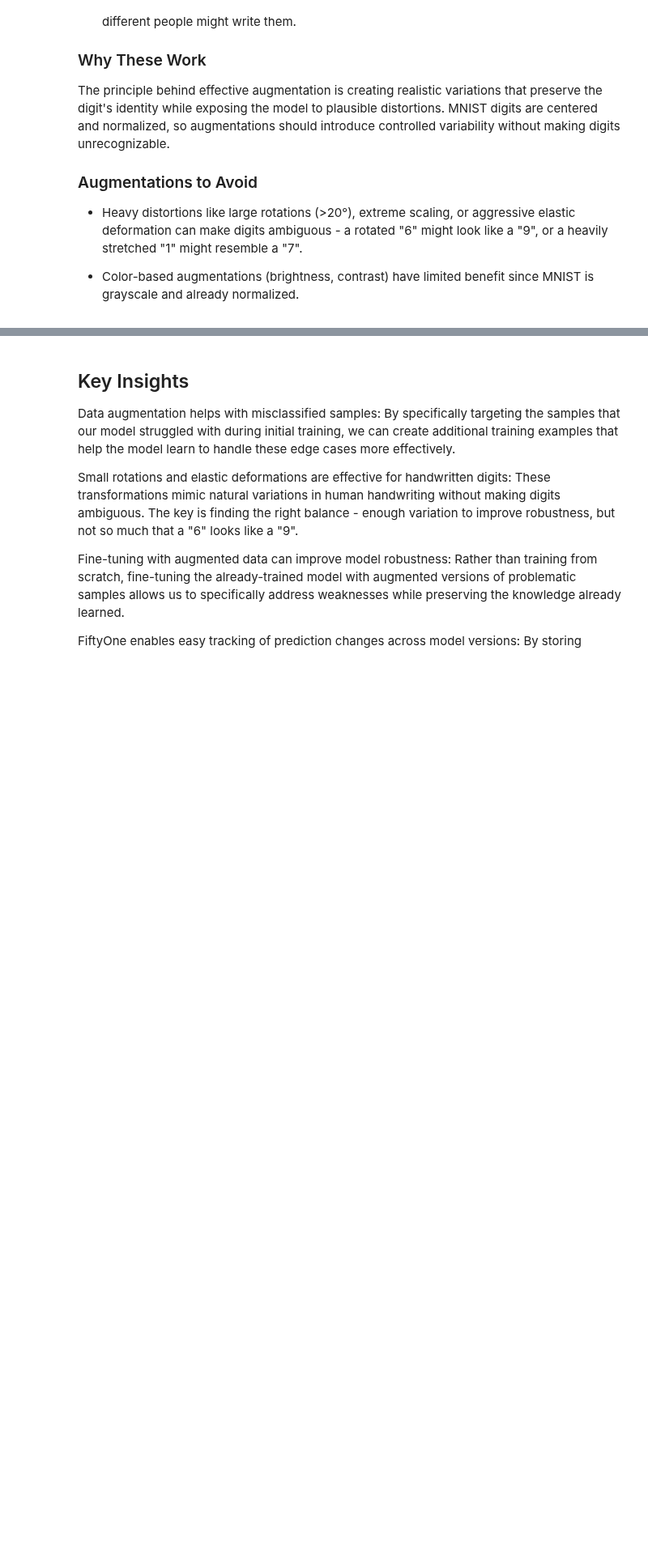
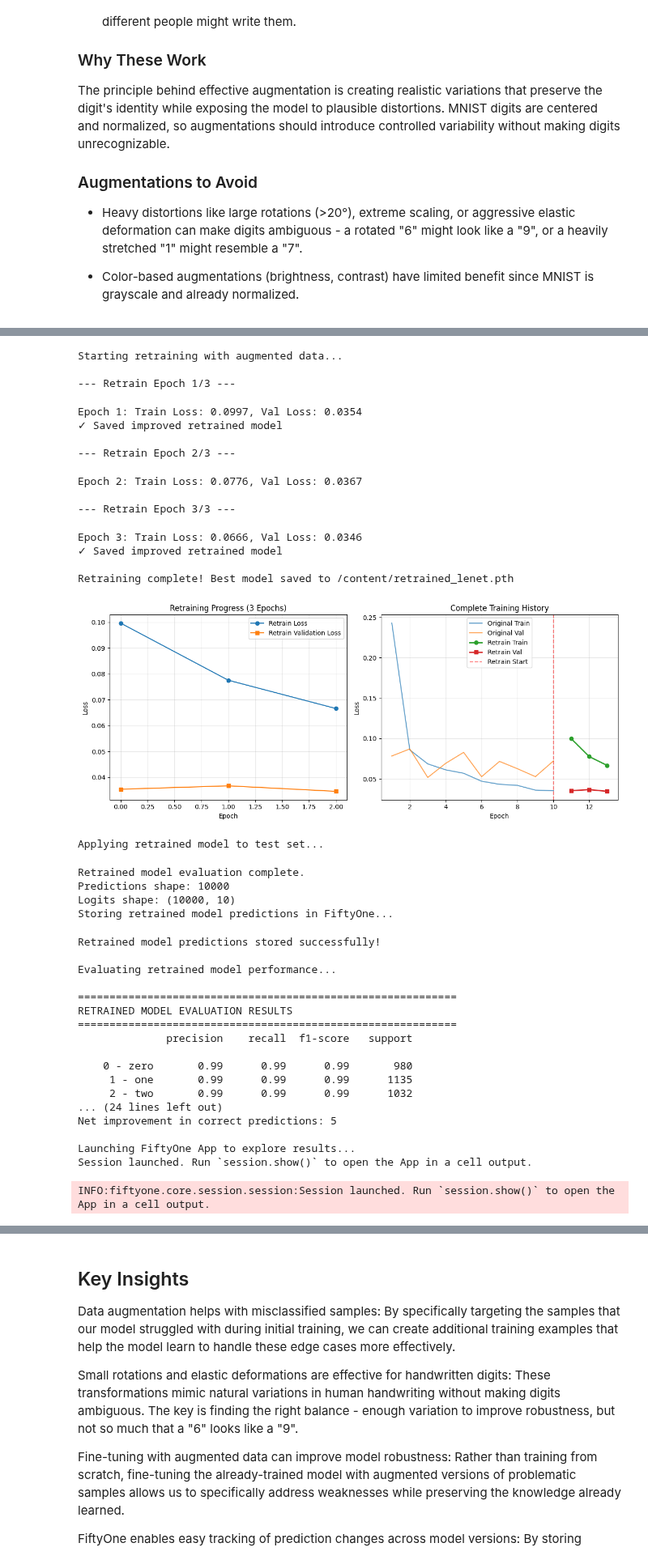
Before and after one commit to MollysCaptain/practical-computer-vision, a Jupyter notebook: notebooks/Image_Classification_with_FiftyOne_and_PyTorch_Getting_Started.ipynb, the cells around one changed output, grey strips where cells are left out. Shown at 81% size. Drawn from its saved outputs; the diff is of its cells as text; code cells hidden in the pictures; blank space fills up the shorter version.

```diff
--- a/notebooks/Image_Classification_with_FiftyOne_and_PyTorch_Getting_Started.ipynb
+++ b/notebooks/Image_Classification_with_FiftyOne_and_PyTorch_Getting_Started.ipynb
@@ -1976,9 +2083,9 @@ print("Optimizer configured for retraining with lower learning rate")
 # %%
-## Retrain for 15 Epochs
+## Retrain for 3 Epochs
 
 print("\nStarting retraining with augmented data...")
 
-retrain_epochs = 15
+retrain_epochs = 3
 retrain_losses = []
 retrain_val_losses = []
 
@@ -2189,30 +2296,69 @@ now_wrong = originally_correct.match(
 
 print(f"Samples broken by retraining: {len(now_wrong)}")
 
 # Net improvement
 net_improvement = len(now_correct) - len(now_wrong)
 print(f"Net improvement in correct predictions: {net_improvement}")
 
 ## Launch FiftyOne App with Results
 
 print("\nLaunching FiftyOne App to explore results...")
 
 # Create a view showing the comparison
 comparison_view = test_dataset.select_fields([
     "ground_truth",
     "lenet_classification",
     "retrained_lenet_classification"
 ])
 
 session = fo.launch_app(comparison_view, auto=False)
 print(f"FiftyOne App URL: {session.url}")
 
 print("\n" + "="*60)
 print("AUGMENTATION AND RETRAINING SUMMARY")
 print("="*60)
 print(f"✓ Identified {len(mislabeled_train_images_view)} misclassified training samples")
 print(f"✓ Applied MNIST-appropriate augmentations (rotation, translation, elastic deform)")
 print(f"✓ Created {len(augmented_dataset)} augmented training samples")
 print(f"✓ Retrained model for {retrain_epochs} epochs with combined dataset")
 print(f"✓ Evaluated performance on test set")
 print(f"✓ Net improvement: {net_improvement} correctly classified samples")
+# %% [output]
+Starting retraining with augmented data...
+
+--- Retrain Epoch 1/3 ---
+Epoch 1: Train Loss: 0.0997, Val Loss: 0.0354
+✓ Saved improved retrained model
+
+--- Retrain Epoch 2/3 ---
+Epoch 2: Train Loss: 0.0776, Val Loss: 0.0367
+
+--- Retrain Epoch 3/3 ---
+Epoch 3: Train Loss: 0.0666, Val Loss: 0.0346
+✓ Saved improved retrained model
+
+Retraining complete! Best model saved to /content/retrained_lenet.pth
+[figure, added]
+Applying retrained model to test set...
+Retrained model evaluation complete.
+Predictions shape: 10000
+Logits shape: (10000, 10)
+Storing retrained model predictions in FiftyOne...
+Retrained model predictions stored successfully!
+
+Evaluating retrained model performance...
+
+============================================================
+RETRAINED MODEL EVALUATION RESULTS
+============================================================
+              precision    recall  f1-score   support
+
+    0 - zero       0.99      0.99      0.99       980
+     1 - one       0.99      0.99      0.99      1135
+     2 - two       0.99      0.99      0.99      1032
+... (24 lines left out)
+Net improvement in correct predictions: 5
+
+Launching FiftyOne App to explore results...
+Session launched. Run `session.show()` to open the App in a cell output.
+INFO:fiftyone.core.session.session:Session launched. Run `session.show()` to open the App in a cell output.
```
Also changed, not shown: parts of 16 cells of this notebook.
